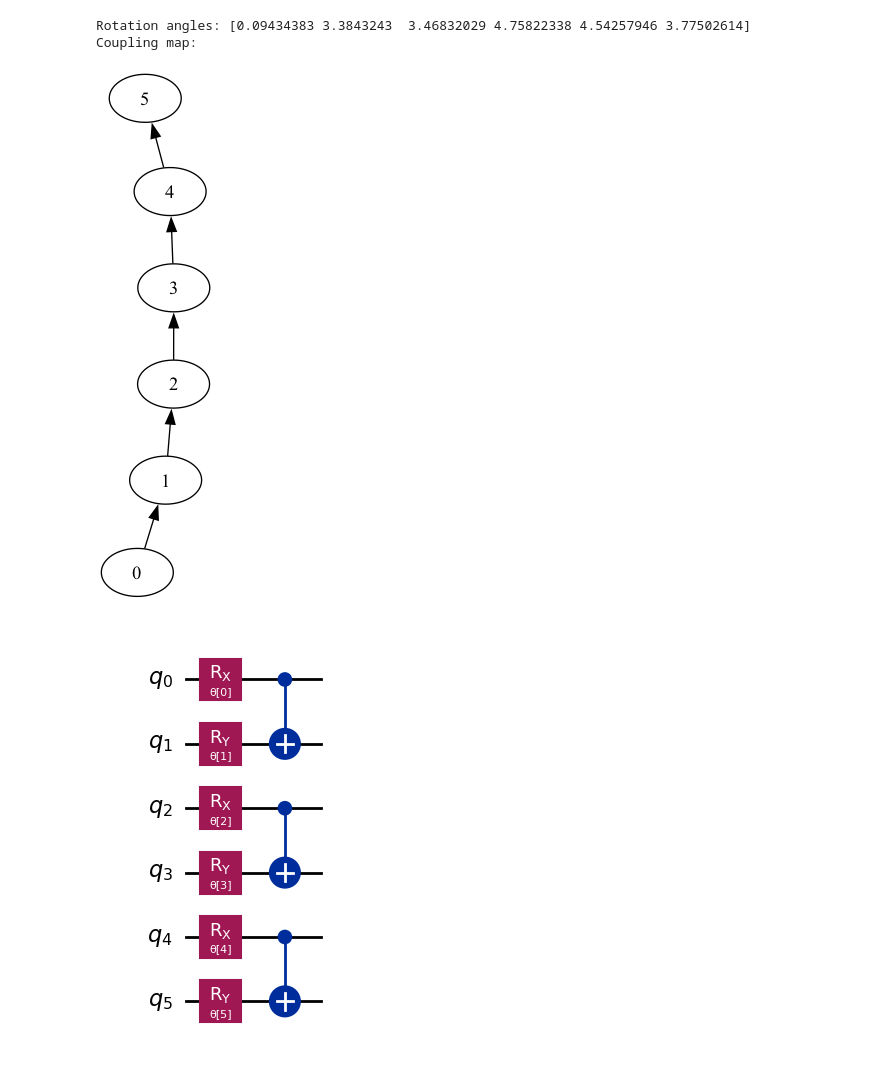
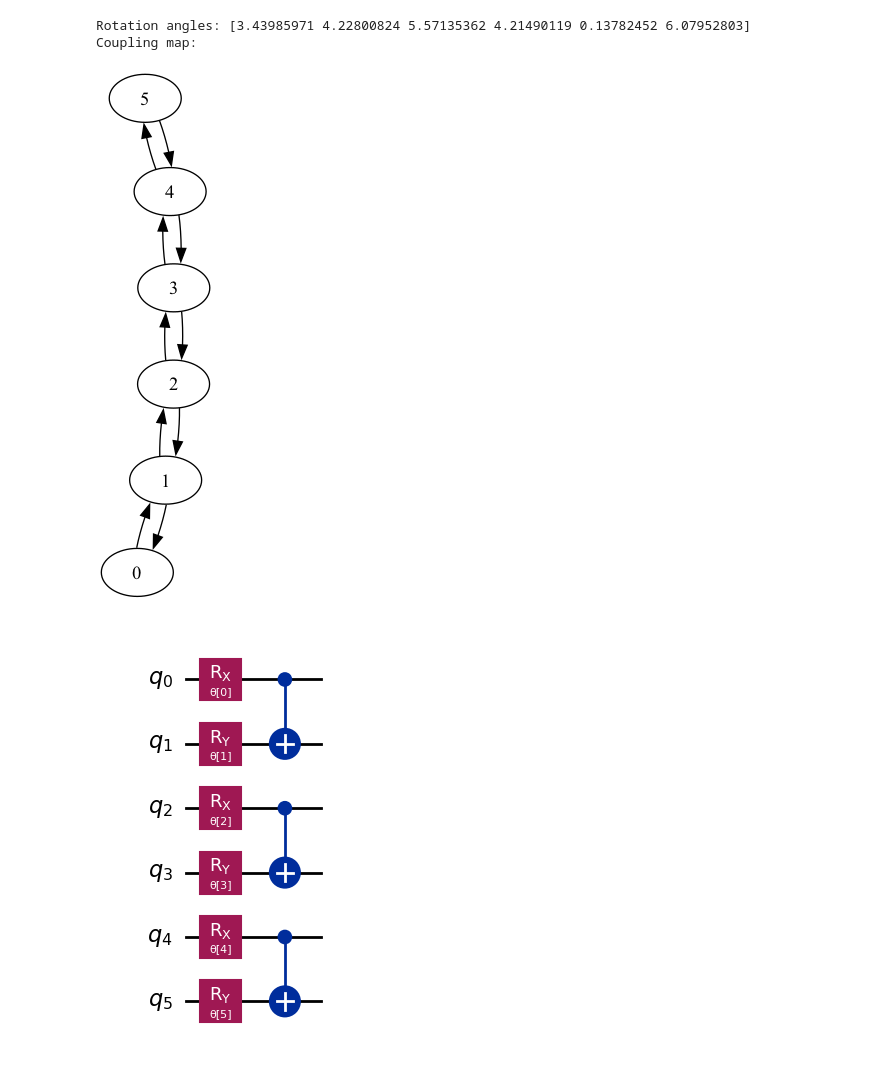
Before and after one commit to arthurostrauss/Quantum_Optimal_Control, a Jupyter notebook: gate_level/spillover_noise_use_case/generic_spillover/spillover_effect_on_subsystem.ipynb, the cells around one changed output. Saved outputs shown, nothing was run; the diff lists cells and outputs as text; code cells hidden in the pictures.

```diff
--- a/gate_level/spillover_noise_use_case/generic_spillover/spillover_effect_on_subsystem.ipynb
+++ b/gate_level/spillover_noise_use_case/generic_spillover/spillover_effect_on_subsystem.ipynb
@@ -1,24 +1,24 @@
 # %%
 from gate_level.spillover_noise_use_case.generic_spillover.spillover_effect_on_subsystem import (
     LocalSpilloverNoiseAerPass,
     circuit_context,
     numpy_to_hashable,
     noisy_backend,
 )
 from qiskit.circuit import QuantumCircuit, ParameterVector
 from qiskit.transpiler import PassManager, CouplingMap
 import numpy as np
 
 num_qubits = 6
 rotation_axes = ["rx", "ry", "rx", "ry", "rx", "ry"]
 rotation_angles = np.random.uniform(0, 2 * np.pi, num_qubits)
 rotation_parameters = ParameterVector("θ", num_qubits)
-cm = CouplingMap.from_line(num_qubits, False)
+cm = CouplingMap.from_line(num_qubits, True)
 print("Rotation angles:", rotation_angles)
-print('Coupling map:')
+print("Coupling map:")
 cm.draw()
 # %% [output]
-Rotation angles: [0.09434383 3.3843243  3.46832029 4.75822338 4.54257946 3.77502614]
+Rotation angles: [3.43985971 4.22800824 5.57135362 4.21490119 0.13782452 6.07952803]
 Coupling map:
-[figure, old version]
+[figure, new version]
 # %%
```
Also changed, not shown: parts of 14 cells of this notebook, 4 other files.
